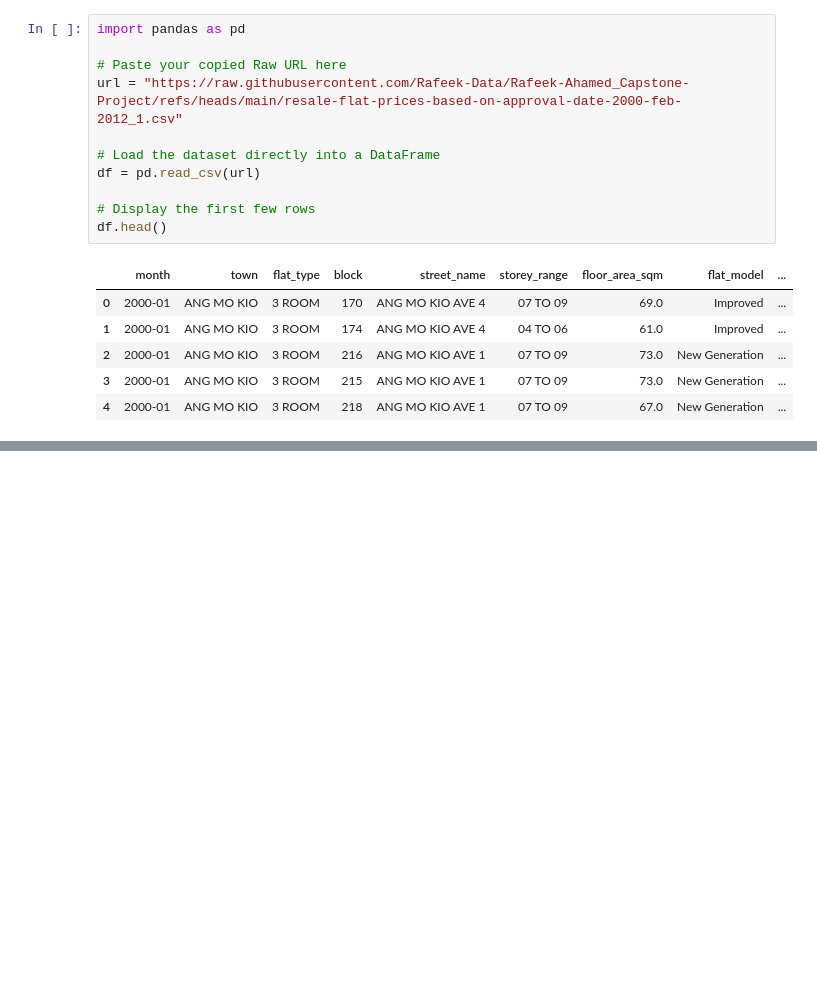
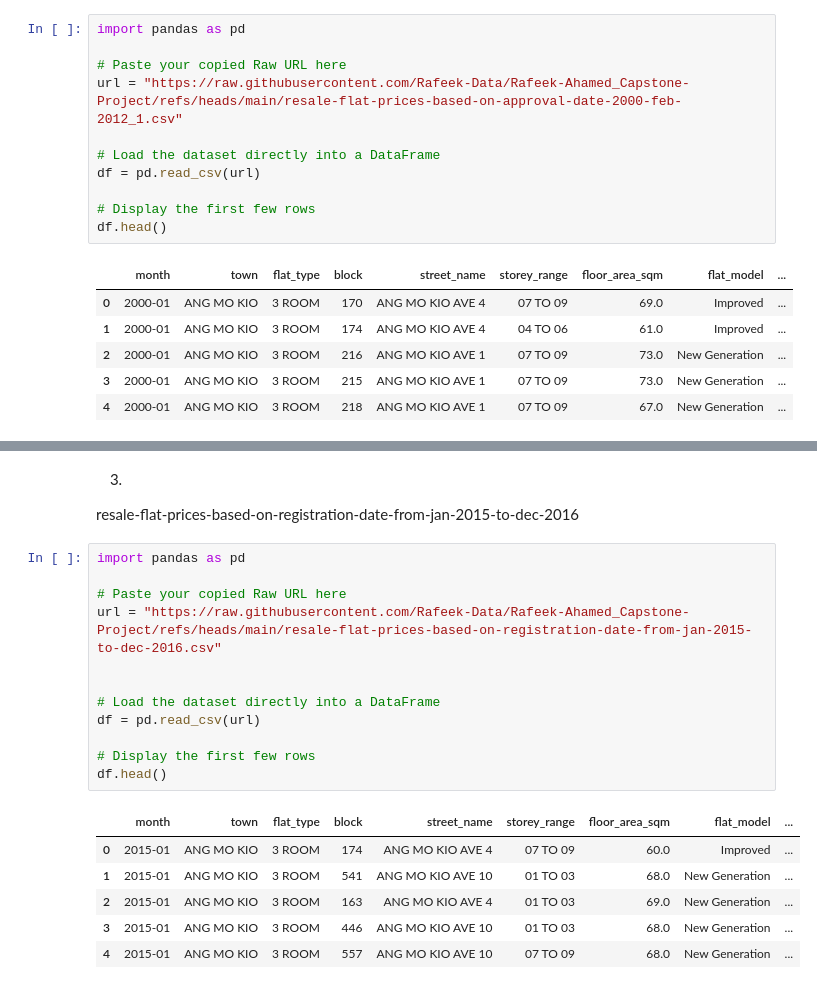
Before and after one commit to Rafeek-Data/Rafeek-Ahamed_Capstone-Project, a Jupyter notebook: Rafeek_Colab_Capstone.ipynb, the cells around one changed output, grey strips where cells are left out. Cells and saved outputs as stored; diff of their text form; blank space fills up the shorter version.

```diff
--- a/Rafeek_Colab_Capstone.ipynb
+++ b/Rafeek_Colab_Capstone.ipynb
@@ -22,0 +63,22 @@ df.head()
+# %% [markdown]
+3.
+resale-flat-prices-based-on-registration-date-from-jan-2015-to-dec-2016
+# %%
+import pandas as pd
+
+# Paste your copied Raw URL here
+url = "https://raw.githubusercontent.com/Rafeek-Data/Rafeek-Ahamed_Capstone-Project/refs/heads/main/resale-flat-prices-based-on-registration-date-from-jan-2015-to-dec-2016.csv"
+
+
+# Load the dataset directly into a DataFrame
+df = pd.read_csv(url)
+
+# Display the first few rows
+df.head()
+# %% [output]
+|  | month | town | flat_type | block | street_name | storey_range | floor_area_sqm | flat_model | ... |
+| 0 | 2015-01 | ANG MO KIO | 3 ROOM | 174 | ANG MO KIO AVE 4 | 07 TO 09 | 60.0 | Improved | ... |
+| 1 | 2015-01 | ANG MO KIO | 3 ROOM | 541 | ANG MO KIO AVE 10 | 01 TO 03 | 68.0 | New Generation | ... |
+| 2 | 2015-01 | ANG MO KIO | 3 ROOM | 163 | ANG MO KIO AVE 4 | 01 TO 03 | 69.0 | New Generation | ... |
+| 3 | 2015-01 | ANG MO KIO | 3 ROOM | 446 | ANG MO KIO AVE 10 | 01 TO 03 | 68.0 | New Generation | ... |
+| 4 | 2015-01 | ANG MO KIO | 3 ROOM | 557 | ANG MO KIO AVE 10 | 07 TO 09 | 68.0 | New Generation | ... |
```
Also changed, not shown: parts of 6 cells of this notebook.
